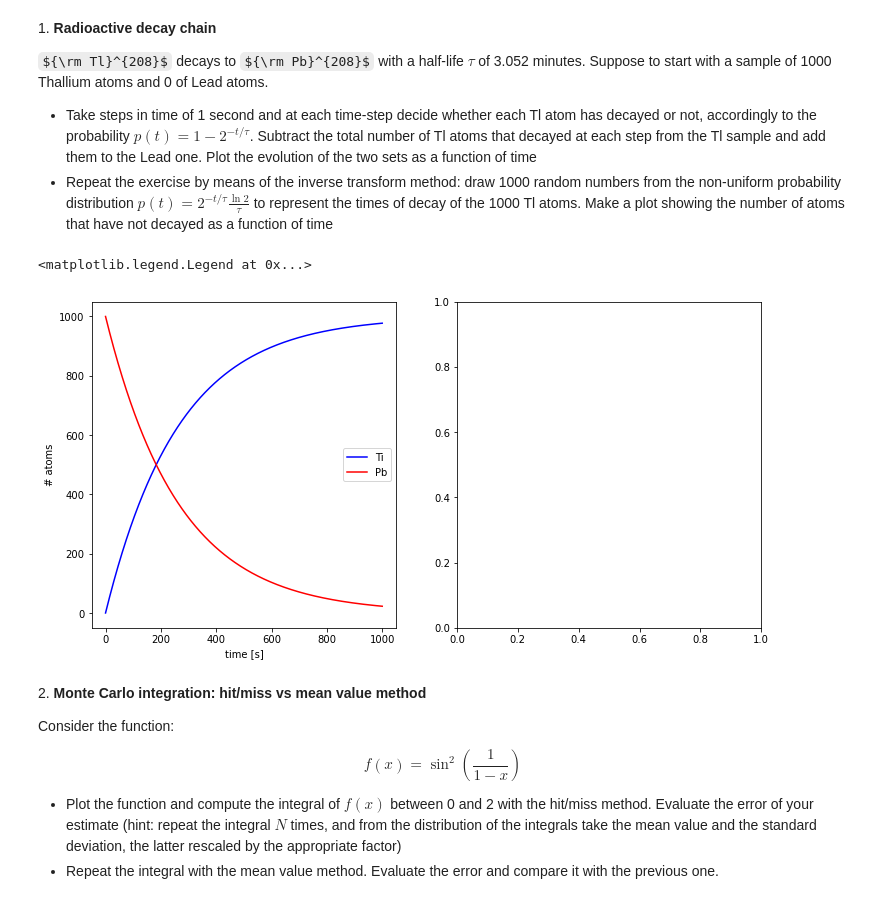
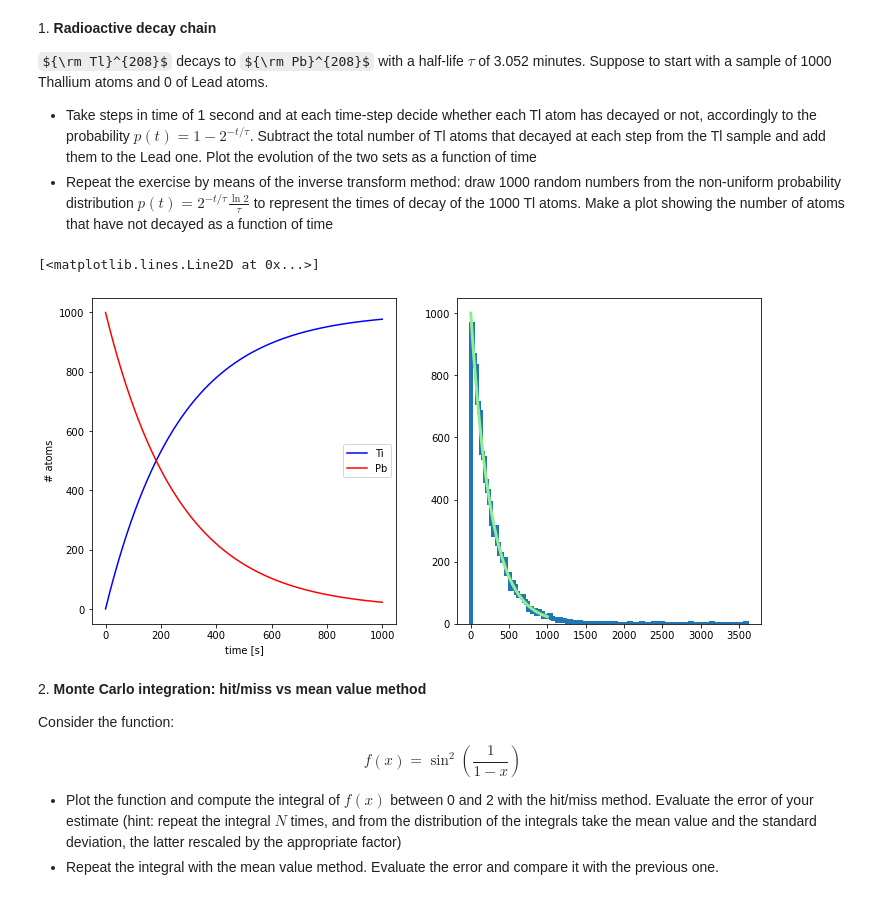
Before and after one commit to alberto-m8/ScientificComputingWithPython2022, a Jupyter notebook: 11ex_montecarlo.ipynb, the cells around one changed output. Saved outputs shown, nothing was run; the diff lists cells and outputs as text; code cells hidden in the pictures; some formulas as TeX source.

```diff
--- a/11ex_montecarlo.ipynb
+++ b/11ex_montecarlo.ipynb
@@ -8,27 +8,42 @@ ${\rm Tl}^{208}$ decays to ${\rm Pb}^{208}$ with a half-life $\tau$ of 3.052 min
 # %%
 import numpy as np
 import math
 import matplotlib.pyplot as plt
 import pandas as pd
 from scipy import stats
 
 tau=3.052*60
 N=1000
 
 def p(t):
     return (1-2**(-t/tau))
 
+def p_cdf(t):
+    return 1.-2**(-t/tau)
+
+def p_icdf(y):
+    r = []
+    for el in y:
+        r.append(-tau*math.log(1-el, 2))
+    return np.array(r)
+
 t=np.linspace(0, 1000, 1000)
 
 fig, (ax1, ax2) = plt.subplots(nrows=1, ncols=2, figsize=(12, 6))
 ax1.plot(t, N*p(t), color='b', label='Ti')
 ax1.plot(t, N*(1-p(t)),color='r',label='Pb')
 ax1.set_xlabel('time [s]')
 ax1.set_ylabel('# atoms')
 ax1.legend()
+
+
+atoms = np.random.random(10000)
+decayed_atoms = p_icdf(atoms)
+ax2.hist(decayed_atoms, histtype='step', bins='auto', density=False, linewidth=4)
+ax2.plot(t, N*(1-p_cdf(t)), linewidth = 3, color = 'lightgreen')
 # %% [output]
-<matplotlib.legend.Legend at 0x...>
+[<matplotlib.lines.Line2D at 0x...>]
-[figure, old version]
+[figure, new version]
 # %% [markdown]
 2\. **Monte Carlo integration: hit/miss vs mean value method**
 
```
Also changed, not shown: parts of 3 cells of this notebook.
